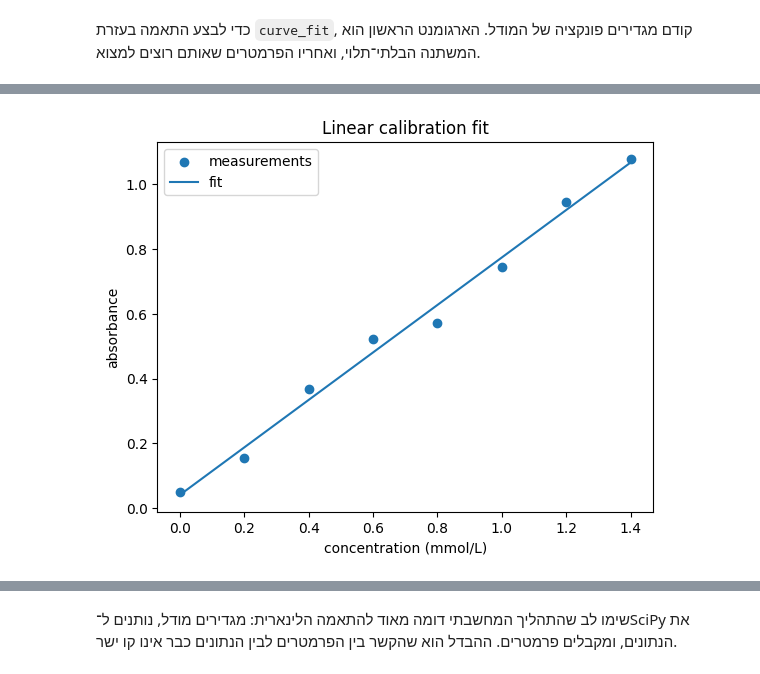
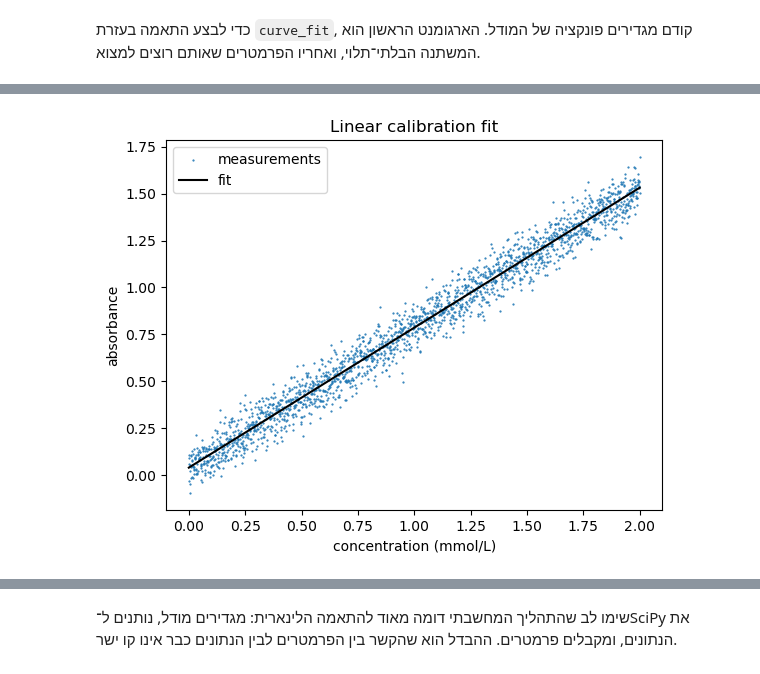
Before and after one commit to hag007/pyprog4chem, a Jupyter notebook: course/weeks/week_9/9_1_fitting_and_distributions.ipynb, the cells around one changed output, grey strips where cells are left out. Saved outputs shown, nothing was run; the diff lists cells and outputs as text; code cells hidden in the pictures.

```diff
--- a/course/weeks/week_9/9_1_fitting_and_distributions.ipynb
+++ b/course/weeks/week_9/9_1_fitting_and_distributions.ipynb
@@ -17,9 +21,9 @@ $$A = a c + b$$
 # %%
 rng = np.random.default_rng(42)
 
-concentration = np.array([0.0, 0.2, 0.4, 0.6, 0.8, 1.0, 1.2, 1.4]) # mmol/L
+concentration = np.linspace(0.0, 2.0, 2000) # mmol/L
 true_slope = 0.75
 true_intercept = 0.04
-noise = rng.normal(loc=0.0, scale=0.035, size=concentration.size)
+noise = rng.normal(loc=0.0, scale=0.07, size=concentration.size)
 
 absorbance = true_slope * concentration + true_intercept + noise
@@ -49,15 +55,15 @@ intercept = 0.040
 # %%
-c_fit = np.linspace(0, 1.4, 200)
+c_fit = np.linspace(0, 2.0, 200)
 A_fit = linear_model(c_fit, slope, intercept)
 
 plt.figure()
-plt.scatter(concentration, absorbance, label='measurements')
-plt.plot(c_fit, A_fit, label='fit')
+plt.scatter(concentration, absorbance, label='measurements',s=0.3)
+plt.plot(c_fit, A_fit, label='fit', color='black')
 plt.xlabel('concentration (mmol/L)')
 plt.ylabel('absorbance')
 plt.title('Linear calibration fit')
 plt.legend()
 plt.show()
 # %% [output]
-[figure, old version]
+[figure, new version]
 # %% [markdown]
```
Also changed, not shown: parts of 16 cells of this notebook, 3 other files.
